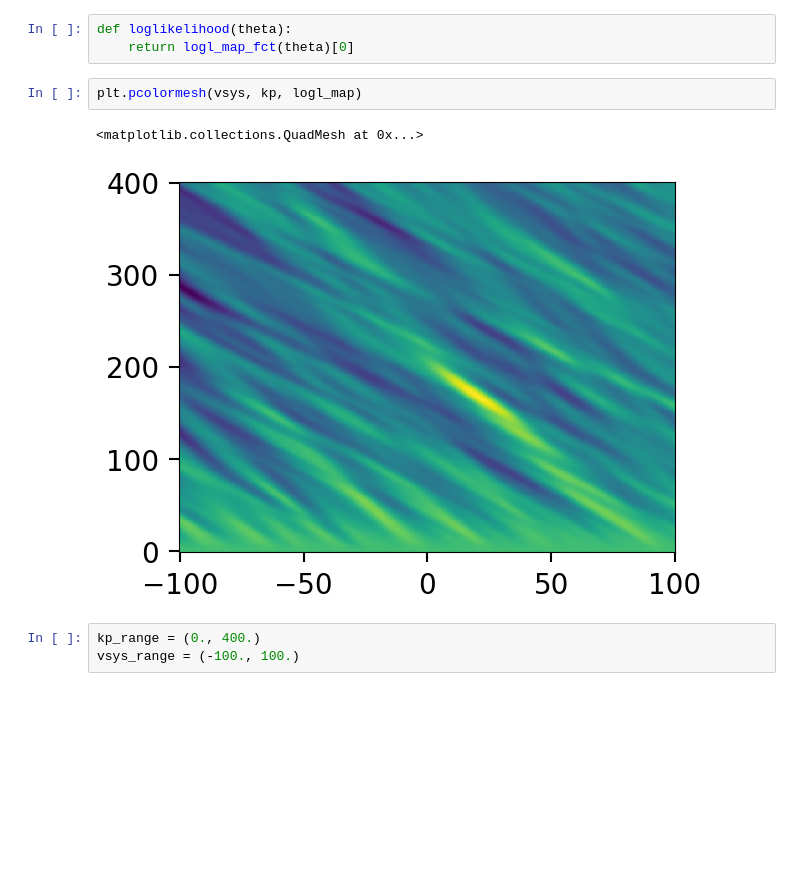
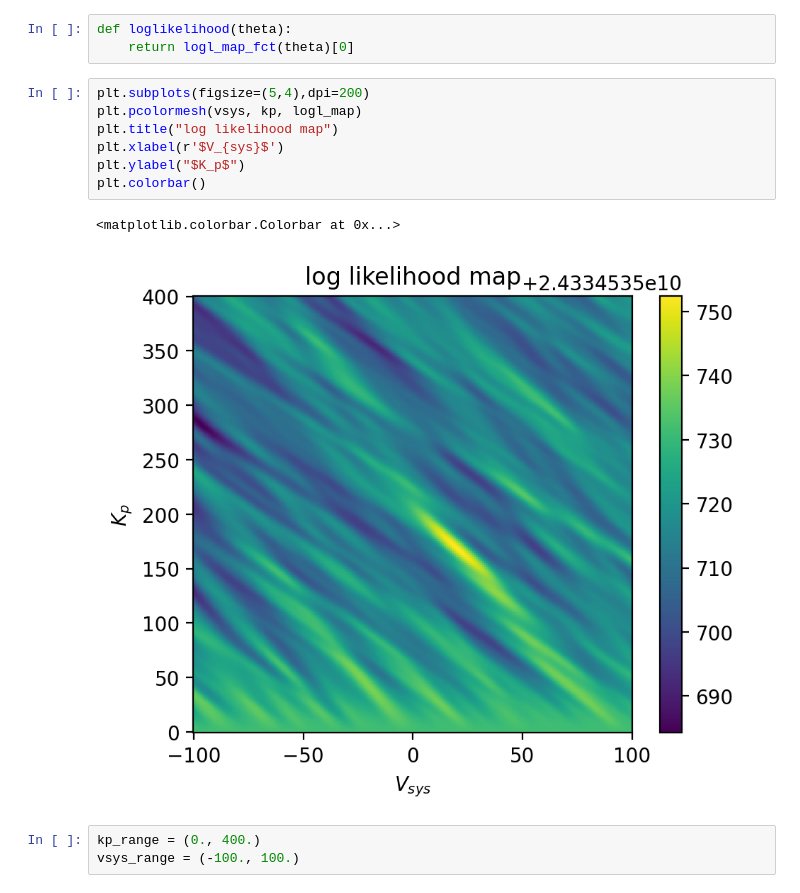
Before and after one commit to ZoeYingShu/starships-notebooks, a Jupyter notebook: Retrieval_examples/dynesty_interp_logl_map_corot_2b.ipynb, the cells around one changed output. Saved outputs shown, nothing was run; the diff lists cells and outputs as text; blank space fills up the shorter version.

```diff
--- a/Retrieval_examples/dynesty_interp_logl_map_corot_2b.ipynb
+++ b/Retrieval_examples/dynesty_interp_logl_map_corot_2b.ipynb
@@ -68,10 +68,15 @@ logl_map_fct = RegularGridInterpolator([vsys[:, 0], kp[0, :]], logl_map, method=
 def loglikelihood(theta):
     return logl_map_fct(theta)[0]
 # %%
+plt.subplots(figsize=(5,4),dpi=200)
 plt.pcolormesh(vsys, kp, logl_map)
+plt.title("log likelihood map")
+plt.xlabel(r'$V_{sys}$')
+plt.ylabel("$K_p$")
+plt.colorbar()
 # %% [output]
-<matplotlib.collections.QuadMesh at 0x...>
+<matplotlib.colorbar.Colorbar at 0x...>
-[figure, old version]
+[figure, new version]
 # %%
 kp_range = (0., 400.)
 vsys_range = (-100., 100.)
```
Also changed, not shown: parts of 6 cells of this notebook, 5 other files.
